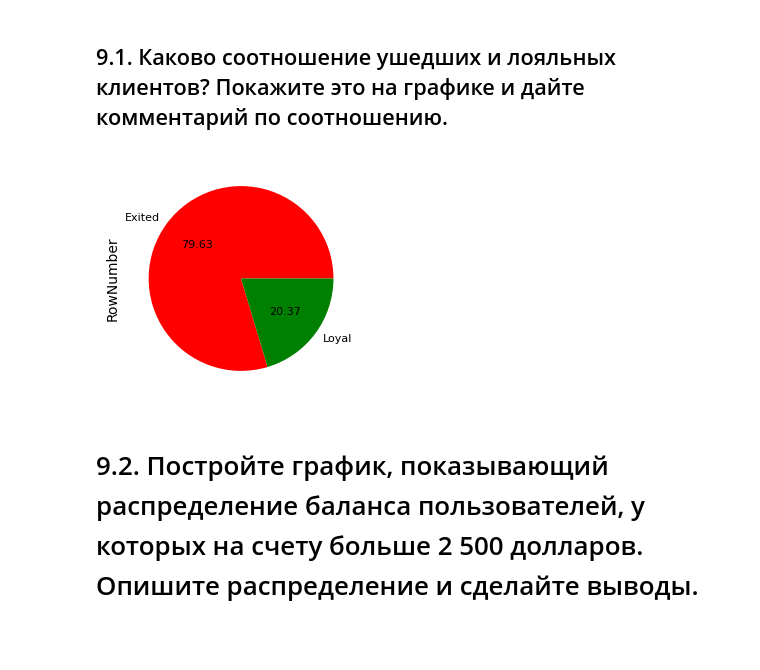
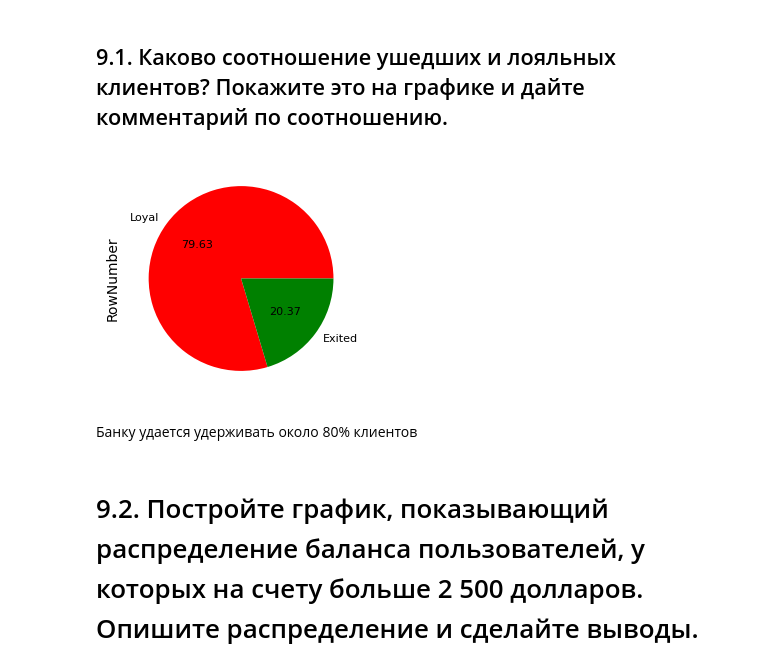
Before and after one commit to lesiveducation/DS_lesiv, a Jupyter notebook: PY13-Визуализация/churn080325.ipynb, the cells around one changed output. Saved outputs shown, nothing was run; the diff lists cells and outputs as text; code cells hidden in the pictures; blank space fills up the shorter version.

```diff
--- a/PY13-Визуализация/churn080325.ipynb
+++ b/PY13-Визуализация/churn080325.ipynb
@@ -7,15 +7,17 @@ churn_data = pd.read_csv('data\churn.csv')
 # %%
 leakage = churn_data.groupby(by='Exited')['RowNumber'].count()
 leakage
 fig1 = leakage.plot.pie(
-    labels=["Exited", "Loyal"],
+    labels=["Loyal", "Exited"],
     colors=["r", "g"],
     autopct="%.2f",
     fontsize=8,
     figsize=(3, 3),
 )
 # %% [output]
-[figure, old version]
+[figure, new version]
+# %% [markdown]
+Банку удается удерживать около 80% клиентов
 # %% [markdown]
 # 9.2. Постройте график, показывающий распределение баланса пользователей, у которых на счету больше 2 500 долларов. Опишите распределение и сделайте выводы.
 # %%
```
Also changed, not shown: parts of 11 cells of this notebook, 1 other file.
